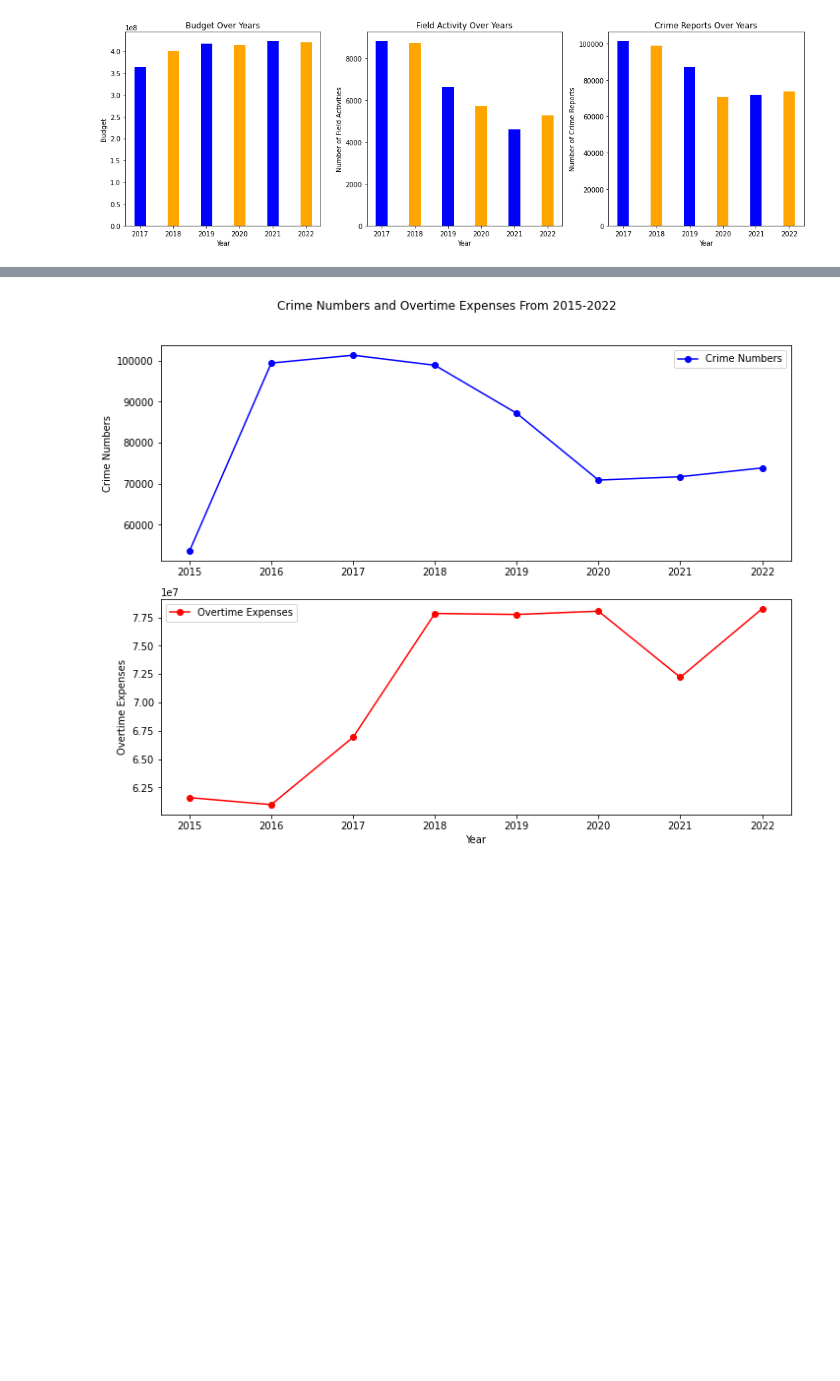
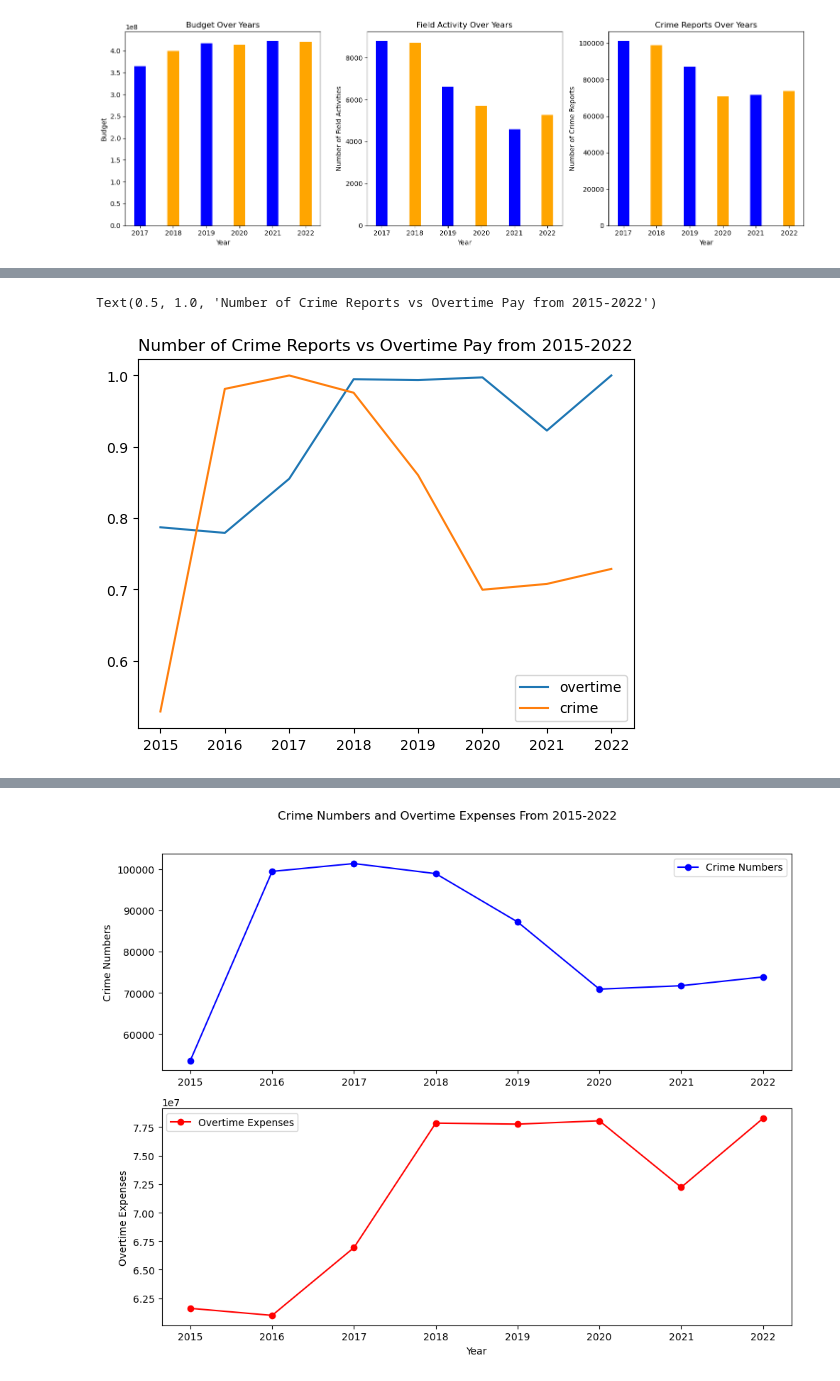
Before and after one commit to BU-Spark/ds-police-overtime, a Jupyter notebook: fa23-team-f/Notebooks/ExtensionQuestion.ipynb, the cells around one changed output, grey strips where cells are left out. Drawn from its saved outputs; the diff is of its cells as text; code cells hidden in the pictures; blank space fills up the shorter version.

```diff
--- a/fa23-team-f/Notebooks/ExtensionQuestion.ipynb
+++ b/fa23-team-f/Notebooks/ExtensionQuestion.ipynb
@@ -219,0 +222,9 @@ Text(0.5, 1.0, 'Police budget vs Overtime Pay from 2015-2022')
+# %%
+std_crime = [i/max(crimes) for i in crimes]
+
+df = pd.DataFrame({'overtime': std_overtime, 'crime': std_crime}, index=years)
+df.plot.line()
+plt.title('Number of Crime Reports vs Overtime Pay from 2015-2022')
+# %% [output]
+Text(0.5, 1.0, 'Number of Crime Reports vs Overtime Pay from 2015-2022')
+[figure, added]
```
Also changed, not shown: parts of 25 cells of this notebook, 20 other files.
